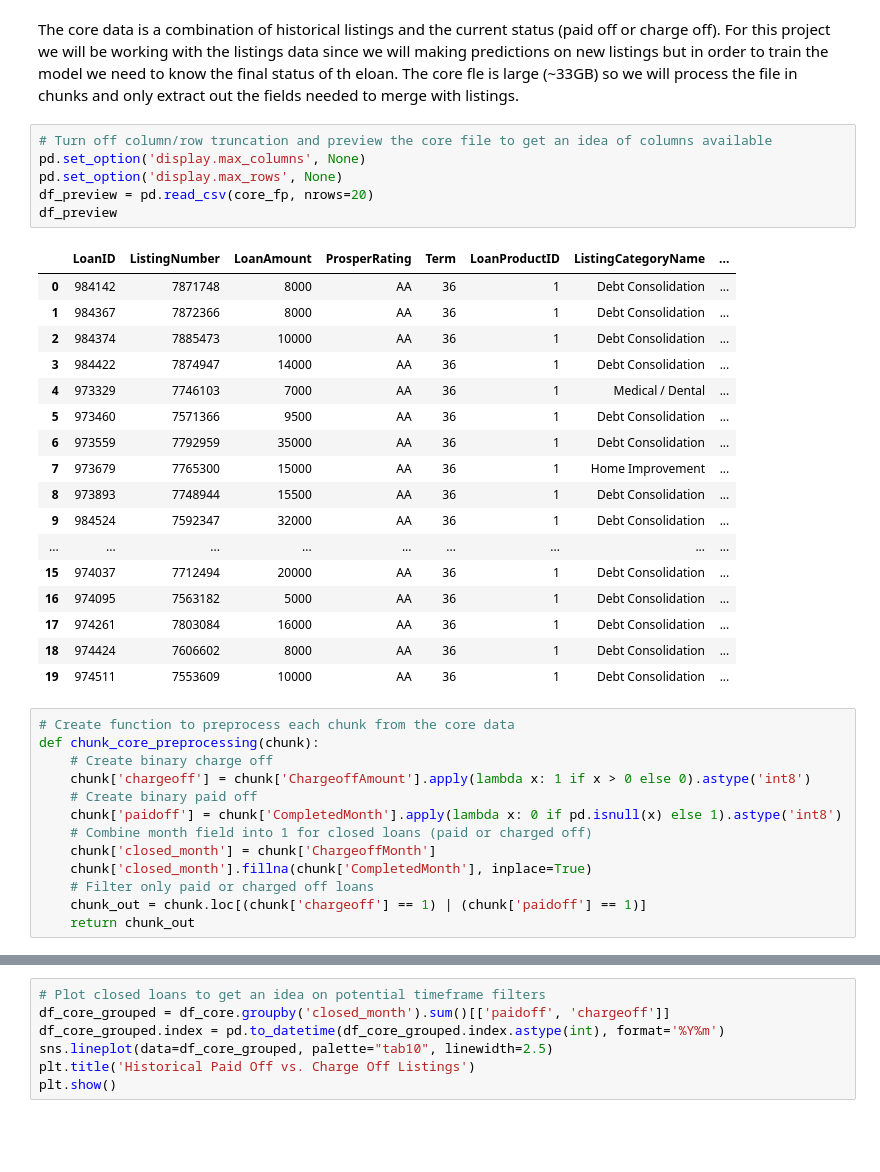
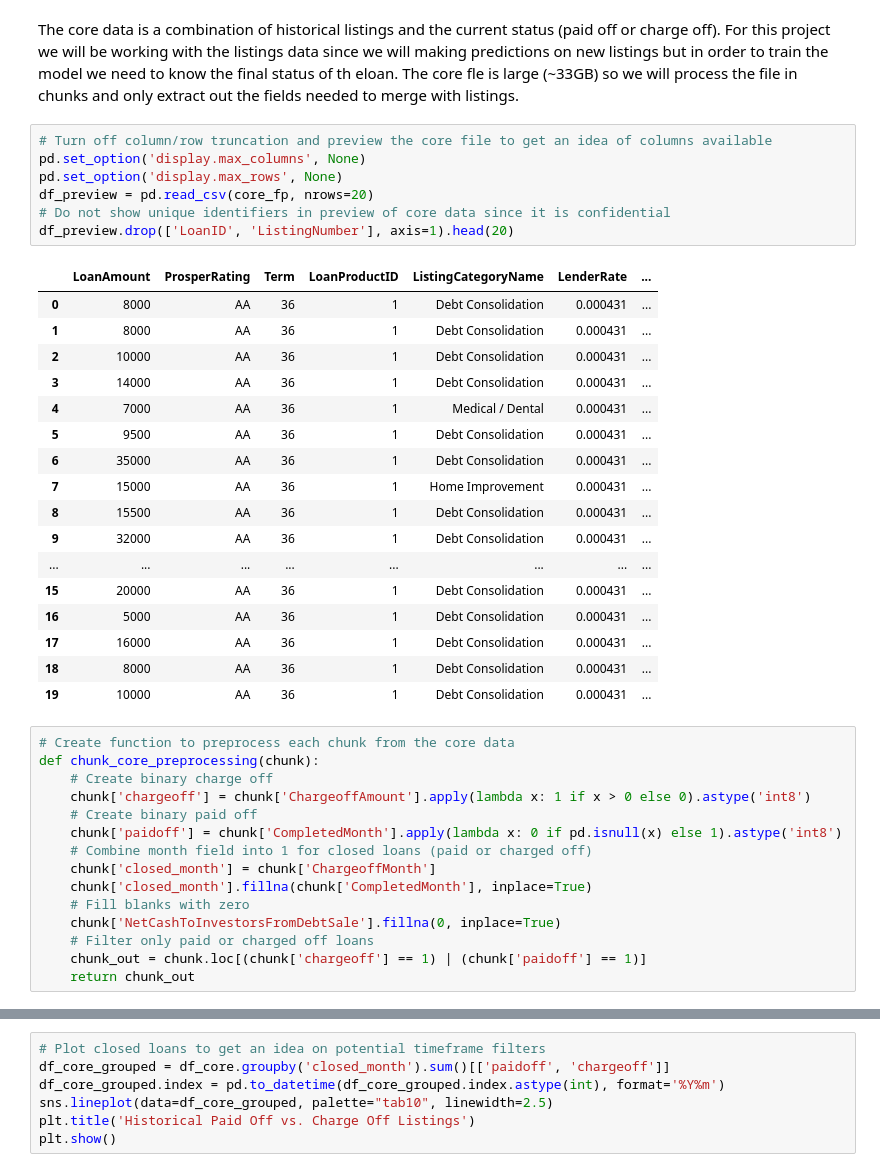
Before and after one commit to dcyoung23/prosper-investments, a Jupyter notebook: notebooks/data_wrangling.ipynb, the cells around one changed output, grey strips where cells are left out. Saved outputs shown, nothing was run; the diff lists cells and outputs as text; blank space fills up the shorter version.

```diff
--- a/notebooks/data_wrangling.ipynb
+++ b/notebooks/data_wrangling.ipynb
@@ -55,27 +55,28 @@ The core data is a combination of historical listings and the current status (pa
 # %%
 # Turn off column/row truncation and preview the core file to get an idea of columns available
 pd.set_option('display.max_columns', None)
 pd.set_option('display.max_rows', None)
 df_preview = pd.read_csv(core_fp, nrows=20)
-df_preview
+# Do not show unique identifiers in preview of core data since it is confidential
+df_preview.drop(['LoanID', 'ListingNumber'], axis=1).head(20)
 # %% [output]
-|  | LoanID | ListingNumber | LoanAmount | ProsperRating | Term | LoanProductID | ListingCategoryName | ... |
-| 0 | 984142 | 7871748 | 8000 | AA | 36 | 1 | Debt Consolidation | ... |
-| 1 | 984367 | 7872366 | 8000 | AA | 36 | 1 | Debt Consolidation | ... |
-| 2 | 984374 | 7885473 | 10000 | AA | 36 | 1 | Debt Consolidation | ... |
-| 3 | 984422 | 7874947 | 14000 | AA | 36 | 1 | Debt Consolidation | ... |
-| 4 | 973329 | 7746103 | 7000 | AA | 36 | 1 | Medical / Dental | ... |
-| 5 | 973460 | 7571366 | 9500 | AA | 36 | 1 | Debt Consolidation | ... |
-| 6 | 973559 | 7792959 | 35000 | AA | 36 | 1 | Debt Consolidation | ... |
-| 7 | 973679 | 7765300 | 15000 | AA | 36 | 1 | Home Improvement | ... |
-| 8 | 973893 | 7748944 | 15500 | AA | 36 | 1 | Debt Consolidation | ... |
-| 9 | 984524 | 7592347 | 32000 | AA | 36 | 1 | Debt Consolidation | ... |
-| ... | ... | ... | ... | ... | ... | ... | ... | ... |
-| 15 | 974037 | 7712494 | 20000 | AA | 36 | 1 | Debt Consolidation | ... |
-| 16 | 974095 | 7563182 | 5000 | AA | 36 | 1 | Debt Consolidation | ... |
-| 17 | 974261 | 7803084 | 16000 | AA | 36 | 1 | Debt Consolidation | ... |
-| 18 | 974424 | 7606602 | 8000 | AA | 36 | 1 | Debt Consolidation | ... |
-| 19 | 974511 | 7553609 | 10000 | AA | 36 | 1 | Debt Consolidation | ... |
+|  | LoanAmount | ProsperRating | Term | LoanProductID | ListingCategoryName | LenderRate | ... |
+| 0 | 8000 | AA | 36 | 1 | Debt Consolidation | 0.000431 | ... |
+| 1 | 8000 | AA | 36 | 1 | Debt Consolidation | 0.000431 | ... |
+| 2 | 10000 | AA | 36 | 1 | Debt Consolidation | 0.000431 | ... |
+| 3 | 14000 | AA | 36 | 1 | Debt Consolidation | 0.000431 | ... |
+| 4 | 7000 | AA | 36 | 1 | Medical / Dental | 0.000431 | ... |
+| 5 | 9500 | AA | 36 | 1 | Debt Consolidation | 0.000431 | ... |
+| 6 | 35000 | AA | 36 | 1 | Debt Consolidation | 0.000431 | ... |
+| 7 | 15000 | AA | 36 | 1 | Home Improvement | 0.000431 | ... |
+| 8 | 15500 | AA | 36 | 1 | Debt Consolidation | 0.000431 | ... |
+| 9 | 32000 | AA | 36 | 1 | Debt Consolidation | 0.000431 | ... |
+| ... | ... | ... | ... | ... | ... | ... | ... |
+| 15 | 20000 | AA | 36 | 1 | Debt Consolidation | 0.000431 | ... |
+| 16 | 5000 | AA | 36 | 1 | Debt Consolidation | 0.000431 | ... |
+| 17 | 16000 | AA | 36 | 1 | Debt Consolidation | 0.000431 | ... |
+| 18 | 8000 | AA | 36 | 1 | Debt Consolidation | 0.000431 | ... |
+| 19 | 10000 | AA | 36 | 1 | Debt Consolidation | 0.000431 | ... |
 # %%
 # Create function to preprocess each chunk from the core data
 def chunk_core_preprocessing(chunk):
@@ -86,6 +87,8 @@ def chunk_core_preprocessing(chunk):
     # Combine month field into 1 for closed loans (paid or charged off)
     chunk['closed_month'] = chunk['ChargeoffMonth']
     chunk['closed_month'].fillna(chunk['CompletedMonth'], inplace=True)
+    # Fill blanks with zero
+    chunk['NetCashToInvestorsFromDebtSale'].fillna(0, inplace=True)
     # Filter only paid or charged off loans
     chunk_out = chunk.loc[(chunk['chargeoff'] == 1) | (chunk['paidoff'] == 1)]
     return chunk_out
```
Also changed, not shown: parts of 15 cells of this notebook.
